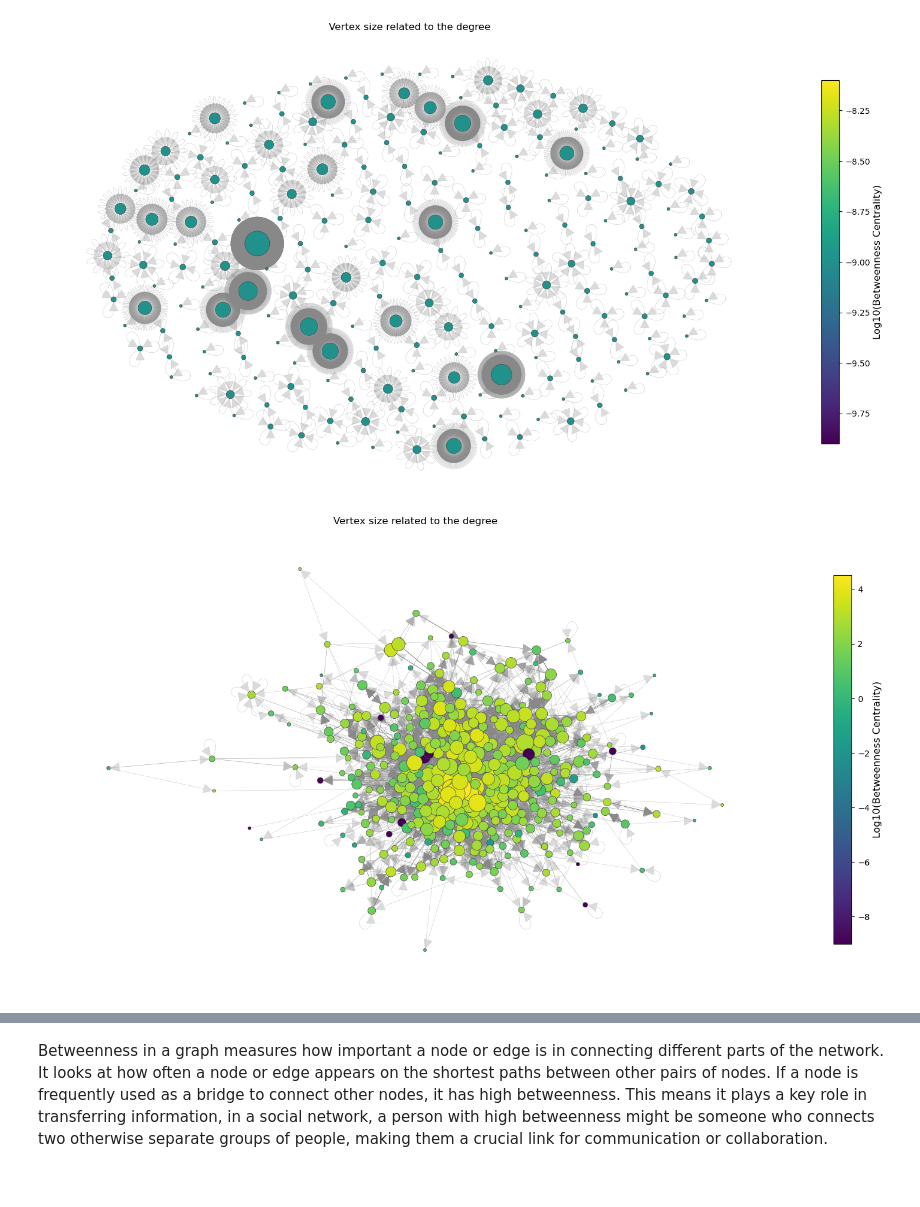
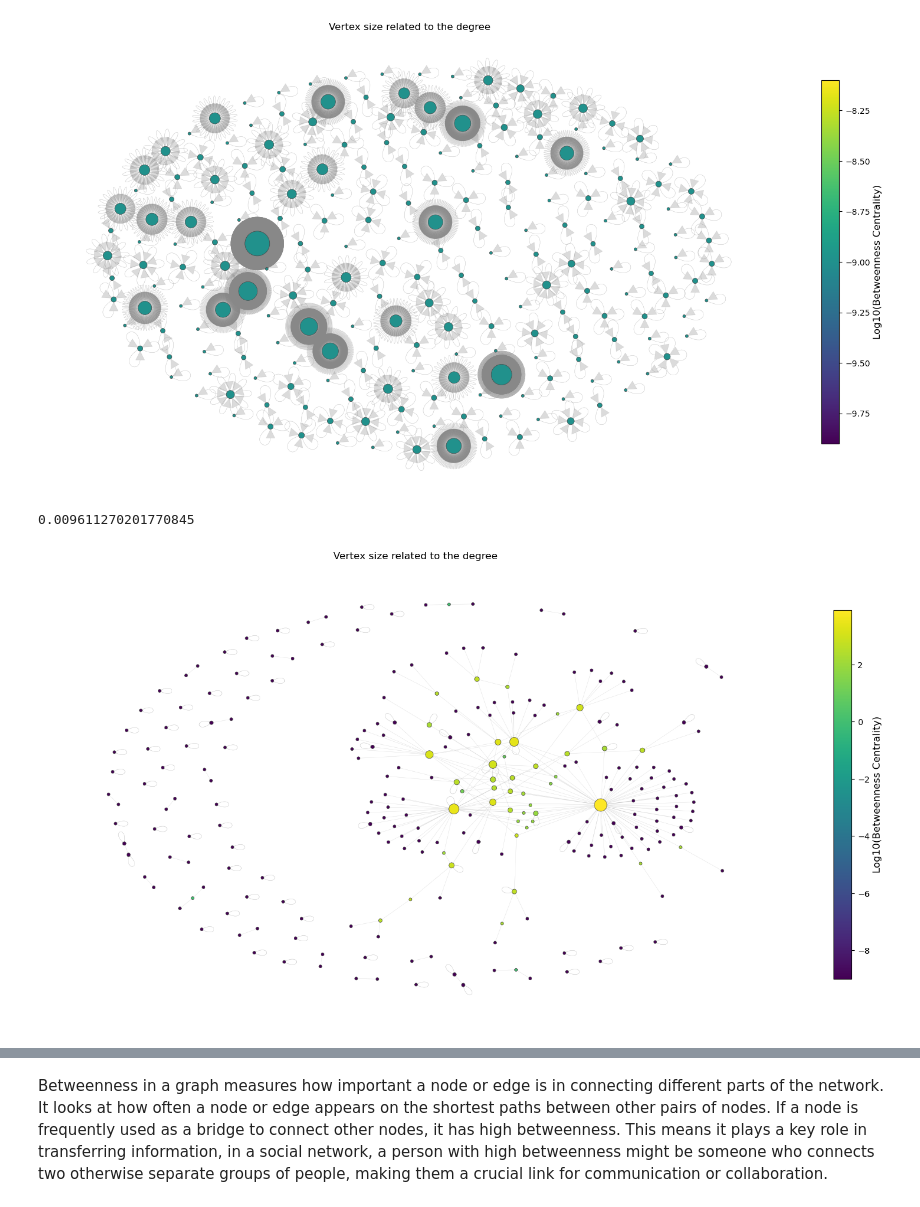
Before and after one commit to SunAndClouds/mining-of-social-data, a Jupyter notebook: lab_1_and_2/task2.ipynb, the cells around one changed output, grey strips where cells are left out. Drawn from its saved outputs; the diff is of its cells as text; code cells hidden in the pictures.

Commit message:
task4 p2 + updated network

```diff
--- a/lab_1_and_2/task2.ipynb
+++ b/lab_1_and_2/task2.ipynb
@@ -16,16 +16,13 @@ def plot_graph(g):
     edge_width = [0.3 for _ in g.es]
 
     # Normalize betweenness for color scaling using a log scale
-    if betweenness:
-        betweenness = [b + 1e-9 for b in betweenness]
-        log_betweenness = np.log10(betweenness)
-        min_log_bet = min(log_betweenness)
-        max_log_bet = max(log_betweenness)
-        normalized_betweenness = [
-            (b - min_log_bet) / (max_log_bet - min_log_bet) if max_log_bet > min_log_bet else 0.5 for b in log_betweenness
-        ]
-    else:
-        normalized_betweenness = [0.5] * len(g.vs)  # Default to 0.5 if no betweenness values
+    betweenness = [b + 1e-9 for b in betweenness]
+    log_betweenness = np.log10(betweenness)
+    min_log_bet = min(log_betweenness)
+    max_log_bet = max(log_betweenness)
+    normalized_betweenness = [
+        (b - min_log_bet) / (max_log_bet - min_log_bet) if max_log_bet > min_log_bet else 0.5 for b in log_betweenness
+    ]
 
     # Create a colormap and map normalized betweenness to colors
     cmap = cm.viridis  # You can choose other colormaps like 'plasma', 'inferno', etc.
@@ -77,8 +74,6 @@ def plot_graph(g):
         horizontalalignment="left",
         verticalalignment="center",
     )
-
-    plt.show()
 # %%
 g = ig.Graph.Read("reply_network.pickle", format="pickle")
 plot_graph(g)
@@ -86,8 +81,13 @@ plot_graph(g)
 [figure]
 # %%
 g = ig.Graph.Read("filtered_reply_network.pickle", format="pickle")
-plot_graph(g)
+g_undirected = g.copy()
+g_undirected.to_undirected()
+print(g_undirected.density())
+plot_graph(g_undirected)
+plt.savefig("reply_network.png", bbox_inches="tight")
 # %% [output]
+0.009611270201770845
-[figure, old version]
+[figure, new version]
 # %%
 g = ig.Graph.Read("retweet_network.pickle", format="pickle")
```
Also changed, not shown: parts of 2 cells of this notebook, 3 other files.
